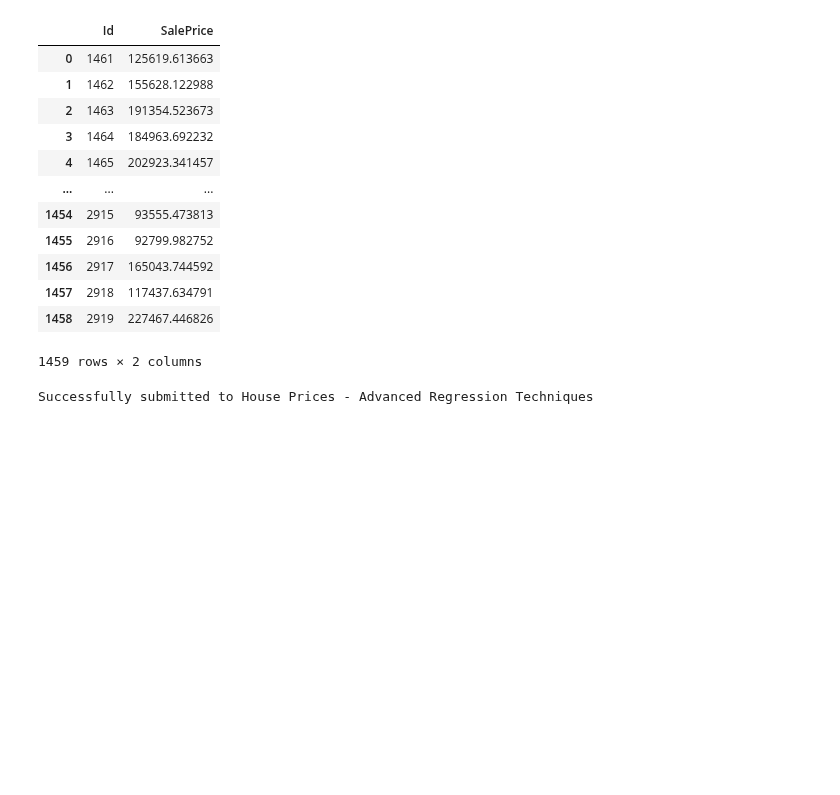
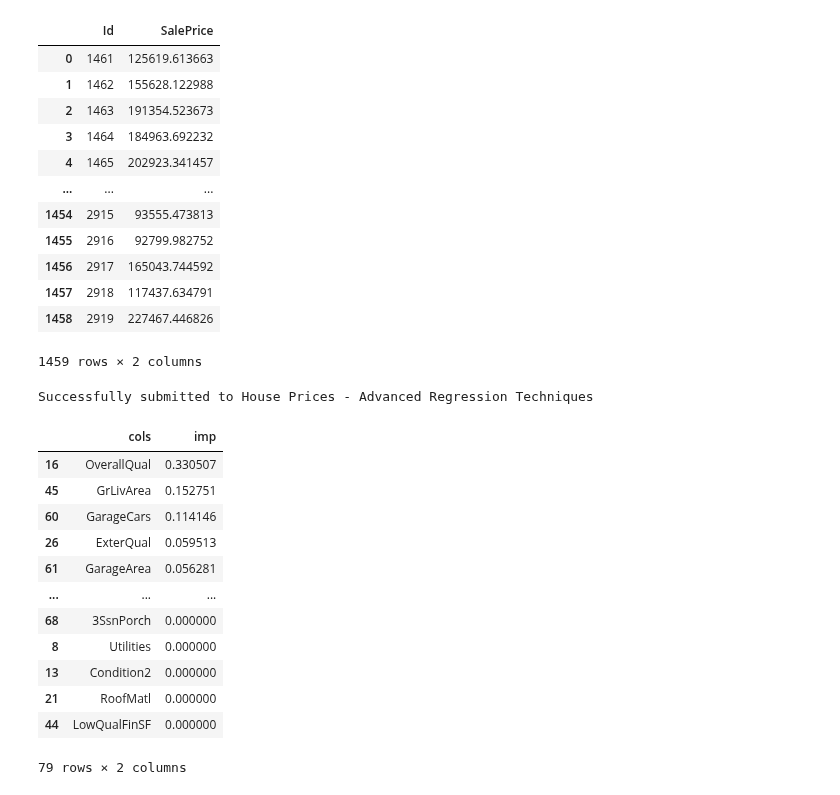
Before and after one commit to pangda0xff/fastbook, a Jupyter notebook: mywork/House Prices Prediction.ipynb, the cells around one changed output. Cells and saved outputs as stored; diff of their text form; code cells hidden in the pictures; blank space fills up the shorter version.

```diff
--- a/mywork/House Prices Prediction.ipynb
+++ b/mywork/House Prices Prediction.ipynb
@@ -164,0 +172,17 @@ Successfully submitted to House Prices - Advanced Regression Techniques
+# %%
+fi = rf_feat_importance(regressor, train_xs)
+fi
+# %% [output]
+|  | cols | imp |
+| 16 | OverallQual | 0.330507 |
+| 45 | GrLivArea | 0.152751 |
+| 60 | GarageCars | 0.114146 |
+| 26 | ExterQual | 0.059513 |
+| 61 | GarageArea | 0.056281 |
+| ... | ... | ... |
+| 68 | 3SsnPorch | 0.000000 |
+| 8 | Utilities | 0.000000 |
+| 13 | Condition2 | 0.000000 |
+| 21 | RoofMatl | 0.000000 |
+| 44 | LowQualFinSF | 0.000000 |
+79 rows × 2 columns
```
Also changed, not shown: parts of 6 cells of this notebook, 5 other files.
